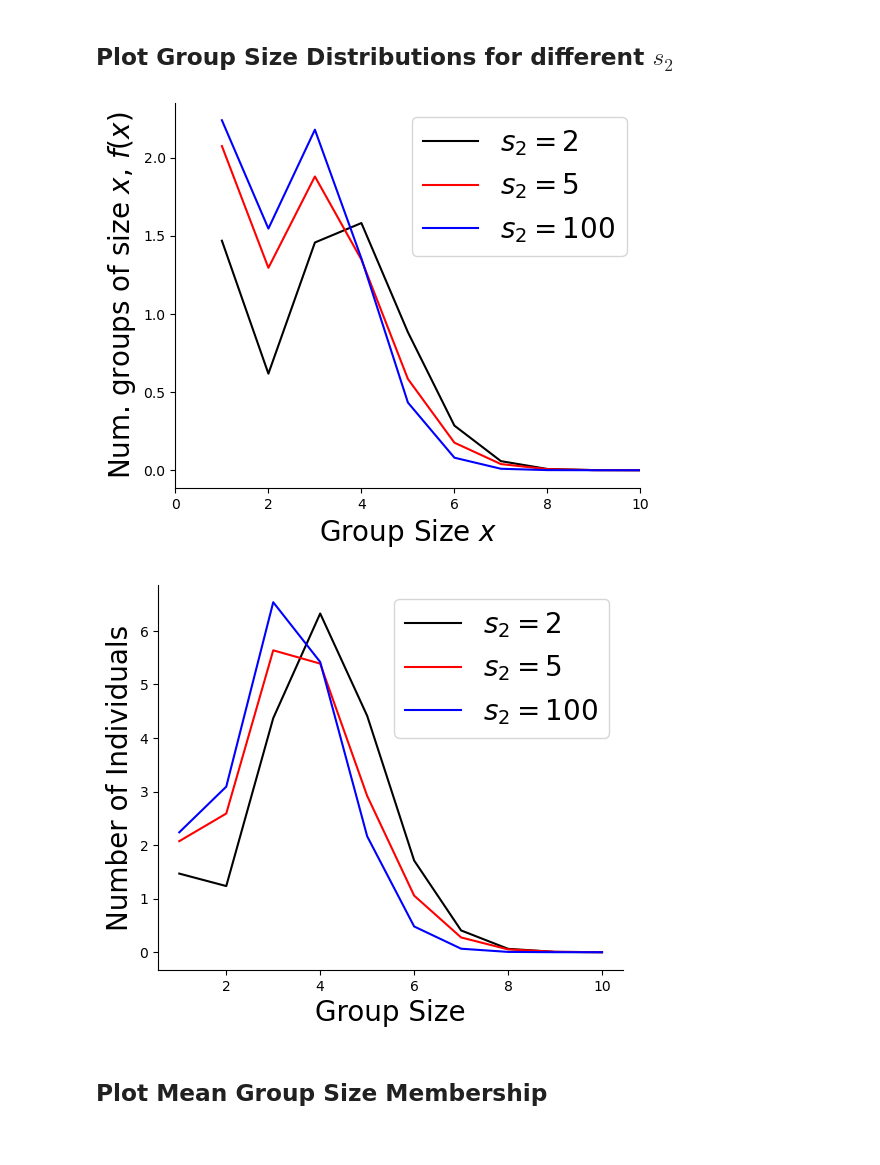
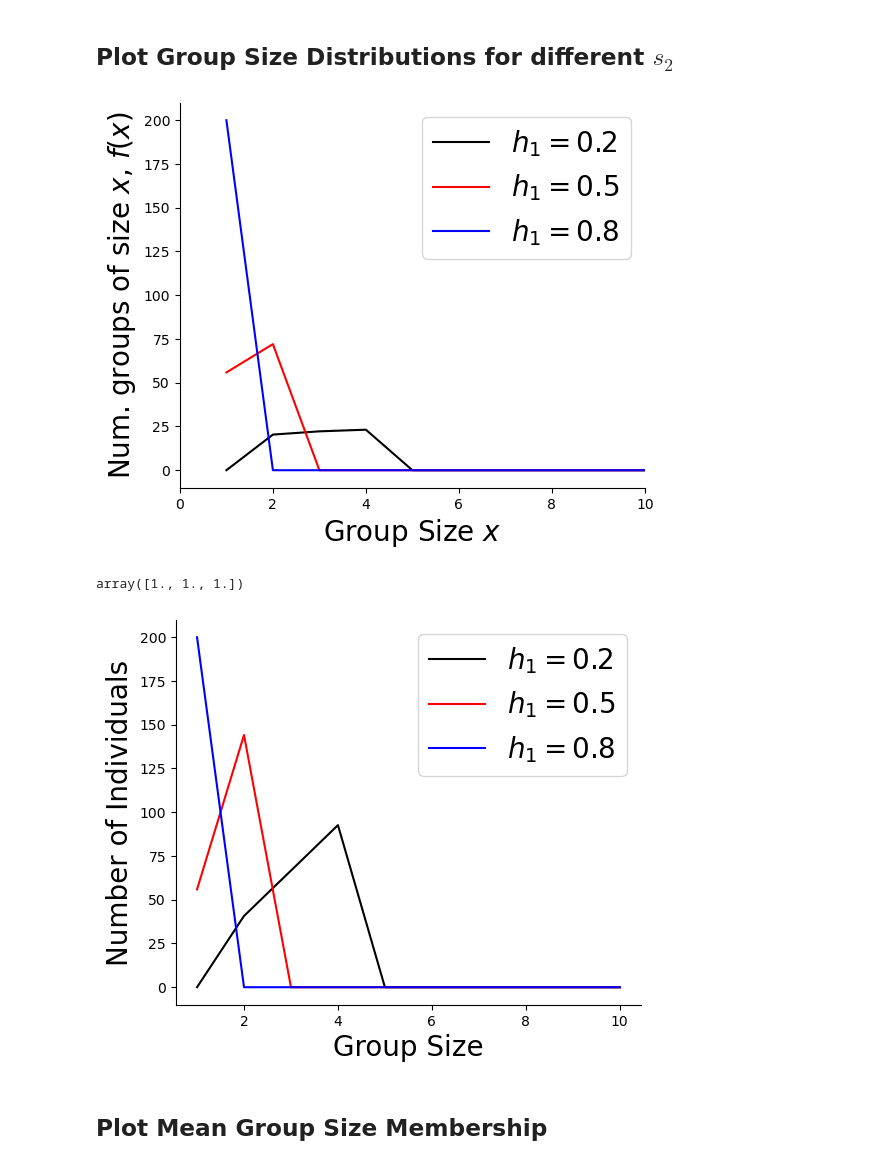
Before and after one commit to taliaborofsky/AdaptiveDynamics_CH_RS, a Jupyter notebook: Group_Size_Simulate.ipynb, the cells around one changed output. Drawn from its saved outputs; the diff is of its cells as text; code cells hidden in the pictures.

Commit message:
workbook equilibrium populations

```diff
--- a/Group_Size_Simulate.ipynb
+++ b/Group_Size_Simulate.ipynb
@@ -450,31 +450,35 @@ def plot_measure_vs_grp_size(paramkey, param_vals, linelabel, ylabel, funhandle,
 # %% [markdown]
 ## Plot Group Size Distributions for different $s_2$
 # %%
-p = 20
-M1 = 10; M2 = 10
+p = 200
+M1 = 20; M2 = 0
 
-params = dict(b1=1,b2=0.1,a1 = 1, a2 = 1, h1 = 0.5,h2 = 0.5, α1_of_1 = 0.05, α2_of_1 = 0.95, s1 = 2, s2 = 2,
-             δ=0, τx=0.01, r=0,γ=0, x_max=10, d = 2)
+params = dict(b1=1,b2=0.1,a1 = 1, a2 = 1, h1 = 0.5,h2 = 0.5, α1_of_1 = 0.05, α2_of_1 = 0.95, s1 = 3, s2 = 2,
+             δ=0, τx=0.01, r=0,γ=0, x_max=10, d = 100)
 
 
 
 
 
-param_vec = [2,5,100]
-param_key = "s2"
-linelabel = r'$s_2=$'+'%d'
+param_vec = [0.2,0.5,0.8]
+param_key = "h1"
+linelabel = r'$h_1=$'+'%.1f'
 
 fig, ax, full_f_vecs, at_equilibrium, mean_group_size_membership_vec = plot_f_of_x(p, M1, M2,param_vec, param_key,
                                                                   linelabel, params.copy(),
                                                                   tsteps = 200, t_f = 2)
 # %% [output]
-[figure, old version]
+[figure, new version]
+# %%
+at_equilibrium
+# %% [output]
+array([1., 1., 1.])
 # %%
 x_max = 10
-linelabel = r'$s_2=$'+'%d'
+linelabel = r'$h_1=$'+'%.1f'
 plot_group_membership_hist(param_vec, full_f_vecs, x_max, linelabel)
 # %% [output]
-[figure, old version]
+[figure, new version]
 # %% [markdown]
 ## Plot Mean Group Size Membership
 # %%
```
Also changed, not shown: parts of 1 cell of this notebook, 2 other files.
